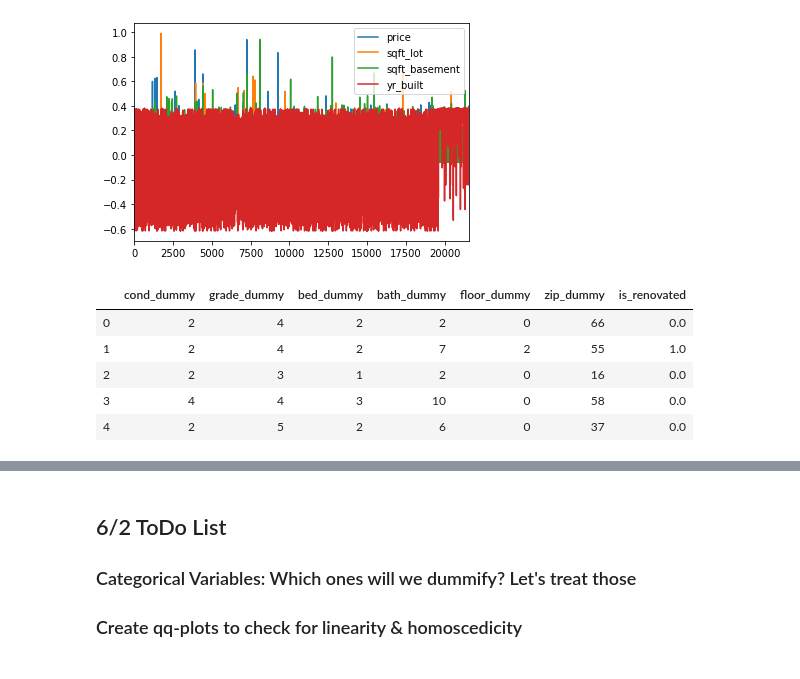
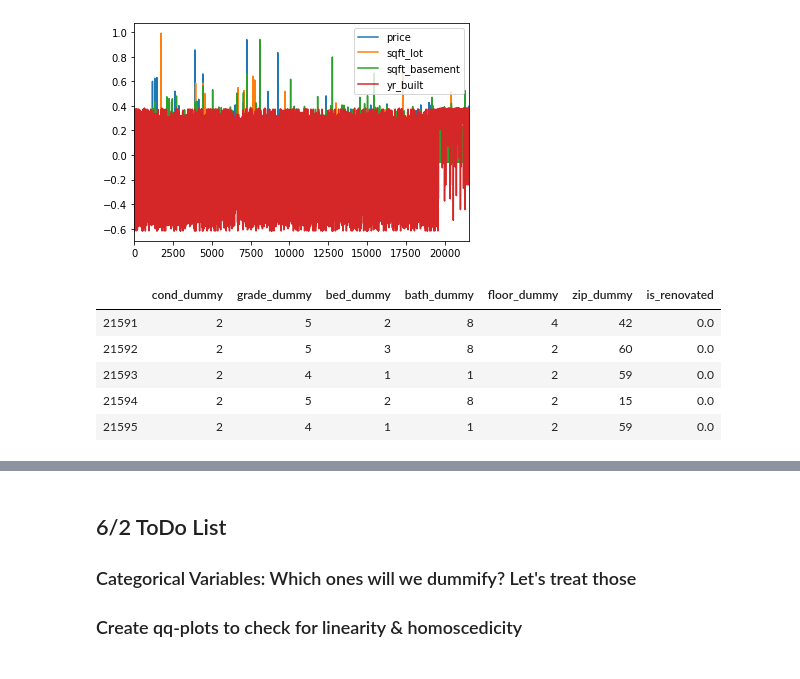
Before and after one commit to EricaSG/dsc-mod-2-project-v2-1-onl01-dtsc-ft-041320, a Jupyter notebook: student.ipynb, the cells around one changed output, grey strips where cells are left out. Drawn from its saved outputs; the diff is of its cells as text; code cells hidden in the pictures.

```diff
--- a/student.ipynb
+++ b/student.ipynb
@@ -488,22 +493,22 @@ mean_norm_df.plot() #Conduct a visual check for normality after we've normalized
 # %%
 #Try treating categorical variables with Label Encoding
 from sklearn.preprocessing import LabelEncoder
 lb_make = LabelEncoder()
 category_df = df[categorical]
 
 cat_df = pd.DataFrame([])
 cat_df['cond_dummy'] = lb_make.fit_transform(category_df.condition)
 cat_df['grade_dummy'] = lb_make.fit_transform(category_df.grade)
 cat_df['bed_dummy'] = lb_make.fit_transform(category_df.bedrooms)
 cat_df['bath_dummy'] = lb_make.fit_transform(category_df.bathrooms)
 cat_df['floor_dummy'] = lb_make.fit_transform(category_df.floors)
 cat_df['zip_dummy'] = lb_make.fit_transform(category_df.zipcode)
 cat_df['is_renovated'] = category_df['is_renovated']
-cat_df.head()
+cat_df.tail()
 # %% [output]
 |  | cond_dummy | grade_dummy | bed_dummy | bath_dummy | floor_dummy | zip_dummy | is_renovated |
-| 0 | 2 | 4 | 2 | 2 | 0 | 66 | 0.0 |
-| 1 | 2 | 4 | 2 | 7 | 2 | 55 | 1.0 |
-| 2 | 2 | 3 | 1 | 2 | 0 | 16 | 0.0 |
-| 3 | 4 | 4 | 3 | 10 | 0 | 58 | 0.0 |
-| 4 | 2 | 5 | 2 | 6 | 0 | 37 | 0.0 |
+| 21591 | 2 | 5 | 2 | 8 | 4 | 42 | 0.0 |
+| 21592 | 2 | 5 | 3 | 8 | 2 | 60 | 0.0 |
+| 21593 | 2 | 4 | 1 | 1 | 2 | 59 | 0.0 |
+| 21594 | 2 | 5 | 2 | 8 | 2 | 15 | 0.0 |
+| 21595 | 2 | 4 | 1 | 1 | 2 | 59 | 0.0 |
```
Also changed, not shown: parts of 31 cells of this notebook.
